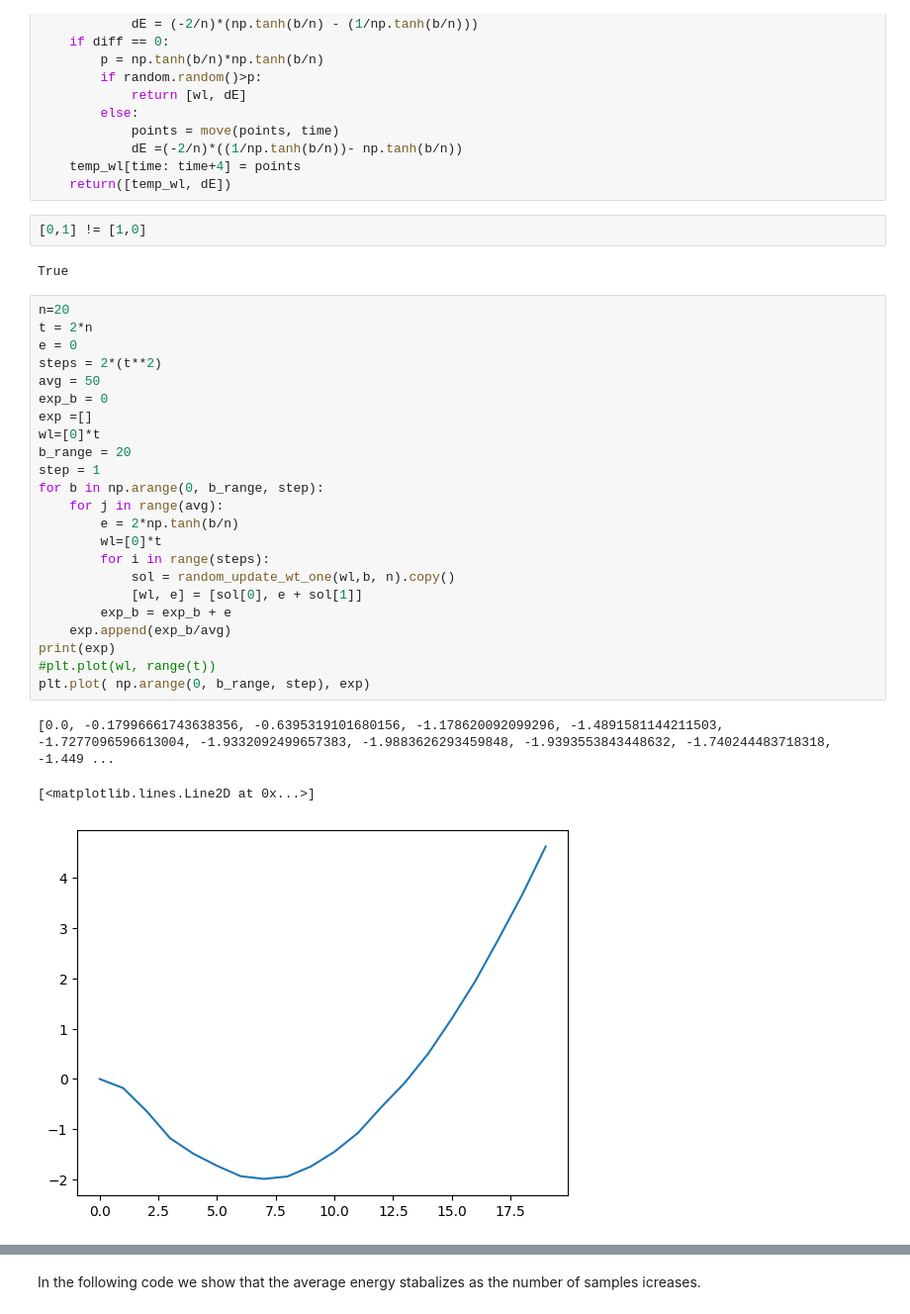
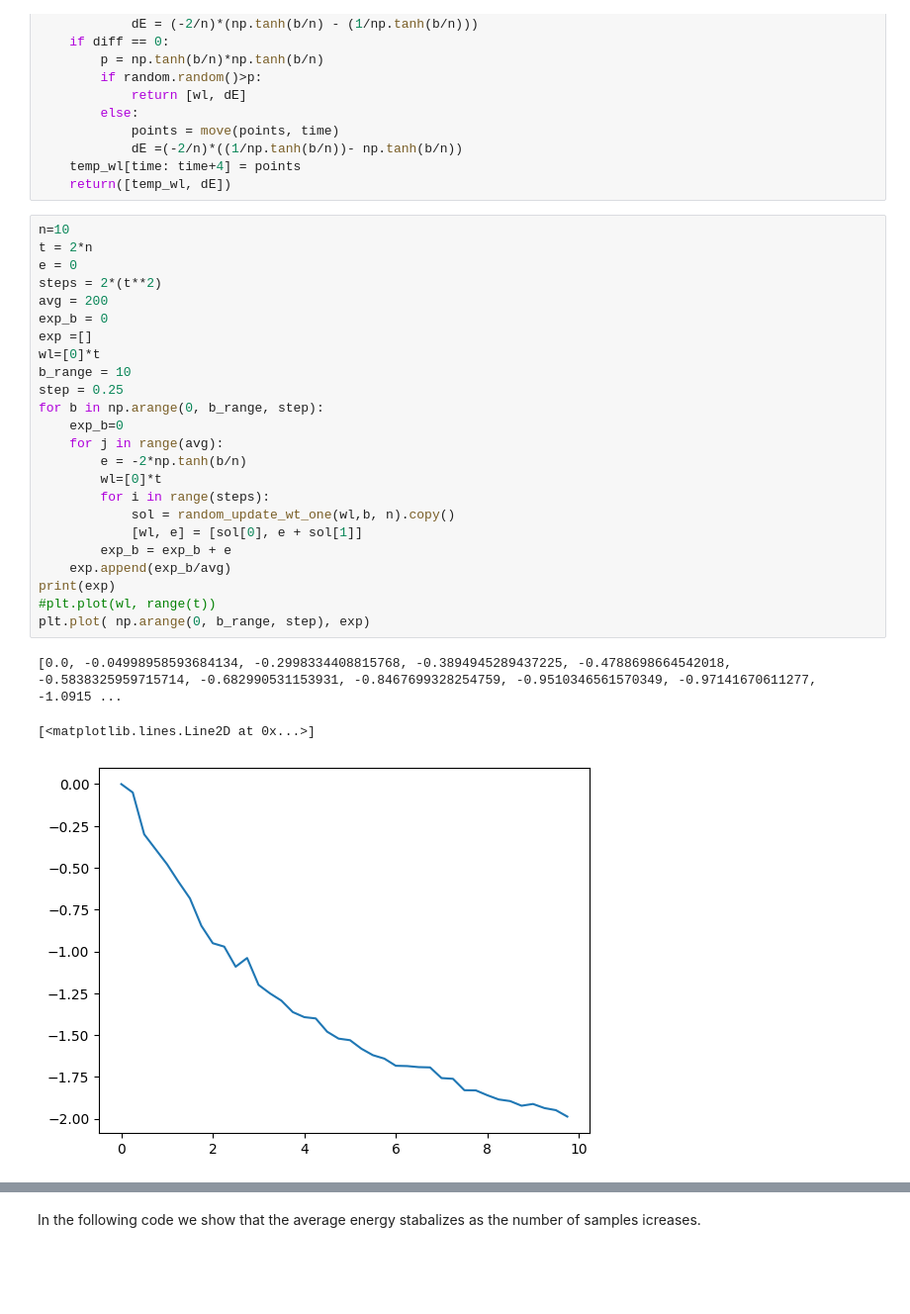
Before and after one commit to asaenz16/QMCspin, a Jupyter notebook: WorldLinesV1.ipynb, the cells around one changed output, grey strips where cells are left out. Shown at 99% size. Drawn from its saved outputs; the diff is of its cells as text; blank space fills up the shorter version.

```diff
--- a/WorldLinesV1.ipynb
+++ b/WorldLinesV1.ipynb
@@ -589,34 +589,31 @@ def random_update_wt_one(wl, b, n):
             dE =(-2/n)*((1/np.tanh(b/n))- np.tanh(b/n))
     temp_wl[time: time+4] = points
     return([temp_wl, dE])
-# %%
-[0,1] != [1,0]
-# %% [output]
-True
 # %%
-n=20
+n=10
 t = 2*n
 e = 0
 steps = 2*(t**2)
-avg = 50
+avg = 200
 exp_b = 0
 exp =[]
 wl=[0]*t
-b_range = 20
-step = 1
+b_range = 10
+step = 0.25
 for b in np.arange(0, b_range, step):
+    exp_b=0
     for j in range(avg):
-        e = 2*np.tanh(b/n)
+        e = -2*np.tanh(b/n)
         wl=[0]*t
         for i in range(steps):
             sol = random_update_wt_one(wl,b, n).copy()
             [wl, e] = [sol[0], e + sol[1]]
         exp_b = exp_b + e
     exp.append(exp_b/avg)
 print(exp)
 #plt.plot(wl, range(t))
 plt.plot( np.arange(0, b_range, step), exp)
 # %% [output]
-[0.0, -0.17996661743638356, -0.6395319101680156, -1.178620092099296, -1.4891581144211503, -1.7277096596613004, -1.9332092499657383, -1.9883626293459848, -1.9393553843448632, -1.740244483718318, -1.449 ...
+[0.0, -0.04998958593684134, -0.2998334408815768, -0.3894945289437225, -0.4788698664542018, -0.5838325959715714, -0.682990531153931, -0.8467699328254759, -0.9510346561570349, -0.97141670611277, -1.0915 ...
 [<matplotlib.lines.Line2D at 0x...>]
-[figure, old version]
+[figure, new version]
```
Also changed, not shown: parts of 4 cells of this notebook.
